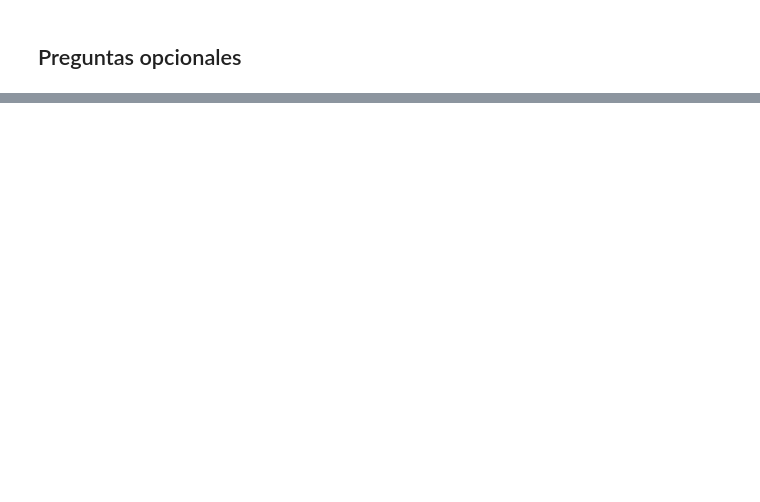
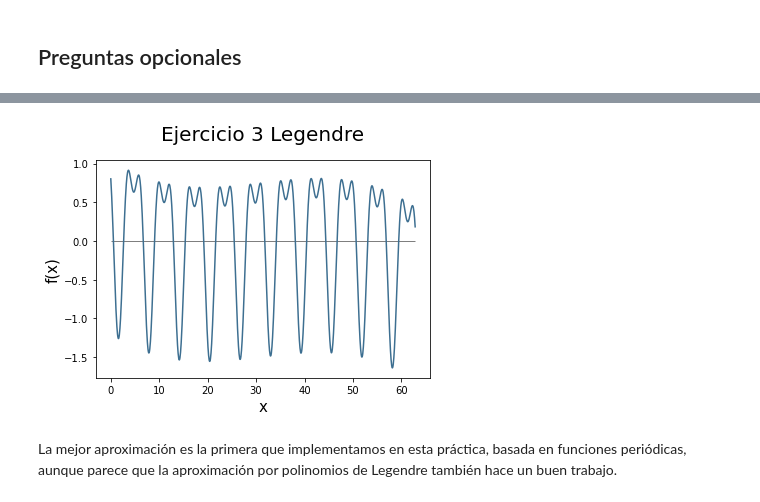
Before and after one commit to OscarGB/MUCD-CN, a Jupyter notebook: Practica 2/alejandro_cabana_oscar_gomez.ipynb, the cells around one changed output, grey strips where cells are left out. Cells and saved outputs as stored; diff of their text form; code cells hidden in the pictures; blank space fills up the shorter version.

```diff
--- a/Practica 2/alejandro_cabana_oscar_gomez.ipynb
+++ b/Practica 2/alejandro_cabana_oscar_gomez.ipynb
@@ -160,10 +149,14 @@ Text(0, 0.5, 'f(x)')
 # %%
 vals = np.linspace(0,20*np.pi, 1000)
-tck = np.polynomial.legendre.legfit(values, f(values), k=3, s=0.05)
-intval = interpolate.splev(vals, tck)
+tck = np.polynomial.legendre.legfit(values, f(values), deg = 3)
+intval = np.polynomial.legendre.legval(vals, tck)
 
 plt.plot(vals, f(vals) - intval, color='#3d6f91')
-plt.title("Ejercicio 3", fontsize=20, pad=20)
+plt.title("Ejercicio 3 Legendre", fontsize=20, pad=20)
 plt.hlines(y=0, xmin = min(values), xmax = max(values), color='k', lw=0.5)
 plt.xlabel('x', fontsize=15)
-plt.ylabel('f(x)', fontsize=15)
+_=plt.ylabel('f(x)', fontsize=15)
+# %% [output]
+[figure, added]
+# %% [markdown]
+La mejor aproximación es la primera que implementamos en esta práctica, basada en funciones periódicas, aunque parece que la aproximación por polinomios de Legendre también hace un buen trabajo.
```
Also changed, not shown: parts of 17 cells of this notebook, 2 other files.
